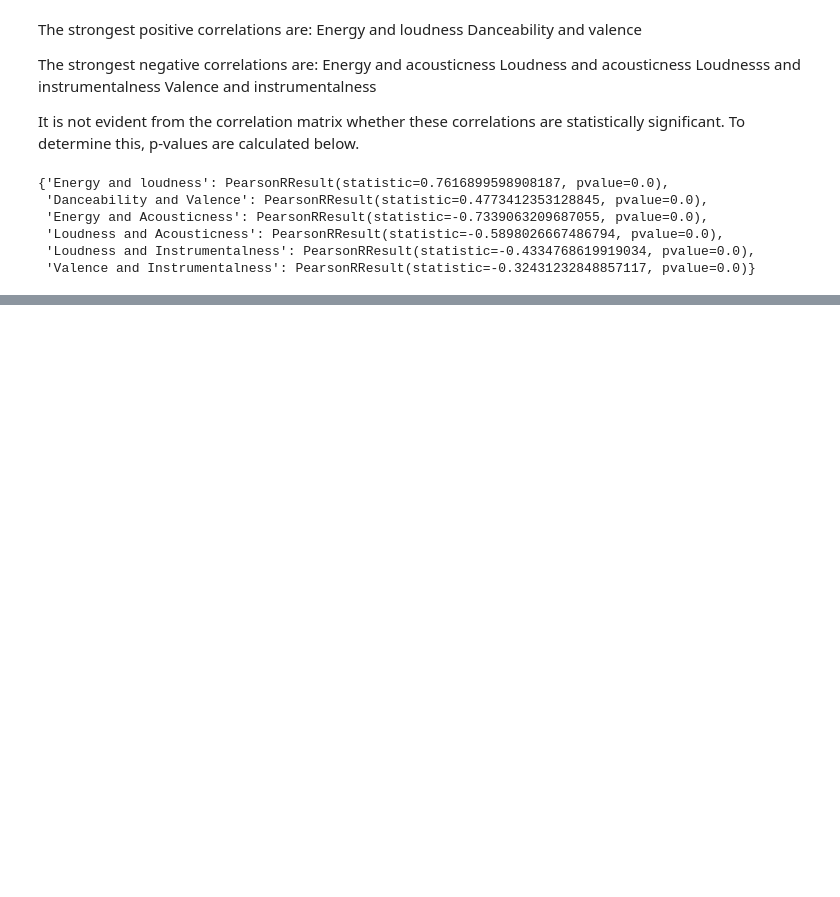
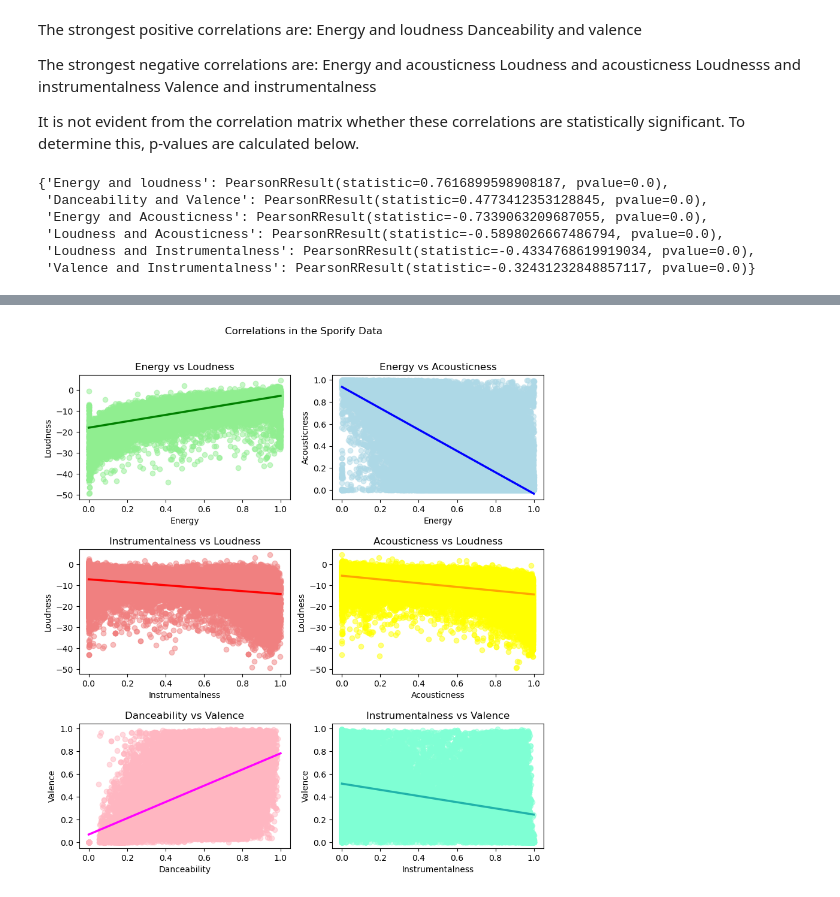
Before and after one commit to NiallRussell/PDFA-project, a Jupyter notebook: project.ipynb, the cells around one changed output, grey strips where cells are left out. Saved outputs shown, nothing was run; the diff lists cells and outputs as text; code cells hidden in the pictures; blank space fills up the shorter version.

Commit message:
Correlation plot

```diff
--- a/project.ipynb
+++ b/project.ipynb
@@ -152,0 +153,89 @@ test
+# %%
+fig, ((ax1, ax2), (ax3, ax4), (ax5, ax6)) = plt.subplots(3, 2)
+
+fig.set_figheight(10)
+fig.set_figwidth(10)
+fig.suptitle("Correlations in the Sporify Data")
+
+fig.subplots_adjust(left=None, bottom=None, right=None, top=.9, wspace=.2, hspace=.4)
+
+#Energy and Loudness
+ax1.scatter(energy, loudness, c = "lightgreen", alpha = .5)
+ax1.set_title("Energy vs Loudness")
+ax1.set_xlabel("Energy")
+ax1.set_ylabel("Loudness")
+
+#Regression line
+b, a = np.polyfit(energy, loudness, deg=1)
+xseq = np.linspace(0, 1, num=10)
+
+# Plot regression line
+ax1.plot(xseq, a + b * xseq, color="g", lw=2.5)
+
+#Energy and acousticness
+ax2.scatter(energy, acousticness, c = "lightblue", alpha = .5)
+ax2.set_title("Energy vs Acousticness")
+ax2.set_xlabel("Energy")
+ax2.set_ylabel("Acousticness")
+
+#Regression line
+b, a = np.polyfit(energy, acousticness, deg=1)
+xseq = np.linspace(0, 1, num=10)
+
+# Plot regression line
+ax2.plot(xseq, a + b * xseq, color="b", lw=2.5)
+
+#Instrumentalness and loudness
+ax3.scatter(instrumentalness, loudness, c = "lightcoral", alpha = .5)
+ax3.set_title("Instrumentalness vs Loudness")
+ax3.set_xlabel("Instrumentalness")
+ax3.set_ylabel("Loudness")
+
+#Regression line
+b, a = np.polyfit(instrumentalness, loudness, deg=1)
+xseq = np.linspace(0, 1, num=10)
+
+# Plot regression line
+ax3.plot(xseq, a + b * xseq, color="r", lw=2.5)
+
+#Acousticness and loudness
+ax4.scatter(acousticness, loudness, c = "yellow", alpha = .5)
+ax4.set_title("Acousticness vs Loudness")
+ax4.set_xlabel("Acousticness")
+ax4.set_ylabel("Loudness")
+
+#Regression line
+b, a = np.polyfit(acousticness, loudness, deg=1)
+xseq = np.linspace(0, 1, num=10)
+
+# Plot regression line
+ax4.plot(xseq, a + b * xseq, color="orange", lw=2.5)
+
+#Danceability and Valence
+ax5.scatter(danceability, valence, c = "lightpink", alpha = .5)
+ax5.set_title("Danceability vs Valence")
+ax5.set_xlabel("Danceability")
+ax5.set_ylabel("Valence")
+
+#Regression line
+b, a = np.polyfit(danceability, valence, deg=1)
+xseq = np.linspace(0, 1, num=10)
+
+# Plot regression line
+ax5.plot(xseq, a + b * xseq, color="fuchsia", lw=2.5)
+
+#Instrumentalness and Valence
+ax6.scatter(instrumentalness, valence, c = "aquamarine", alpha = .5)
+ax6.set_title("Instrumentalness vs Valence")
+ax6.set_xlabel("Instrumentalness")
+ax6.set_ylabel("Valence")
+
+#Regression line
+b, a = np.polyfit(instrumentalness, valence, deg=1)
+xseq = np.linspace(0, 1, num=10)
+
+# Plot regression line
+ax6.plot(xseq, a + b * xseq, color="lightseagreen", lw=2.5)
+plt.show()
+# %% [output]
+[figure, added]
```
Also changed, not shown: parts of 3 cells of this notebook.
